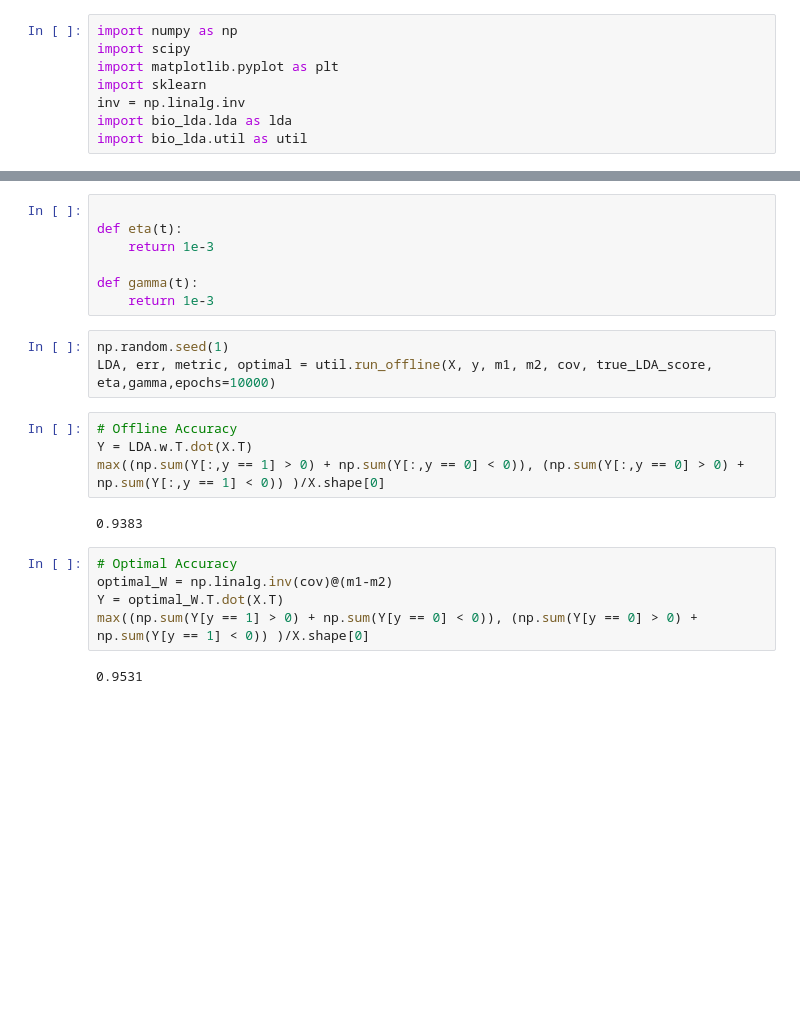
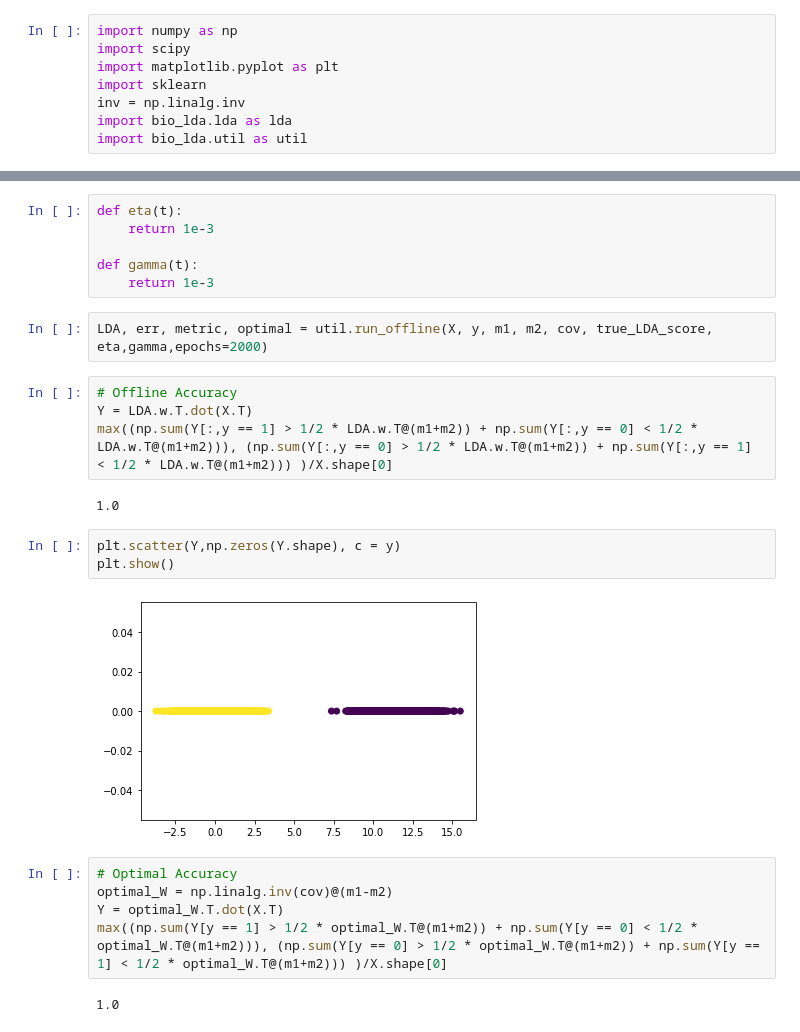
Before and after one commit to flatironinstitute/bio-lda, a Jupyter notebook: LDA.ipynb, the cells around one changed output, grey strips where cells are left out. Cells and saved outputs as stored; diff of their text form; blank space fills up the shorter version.

```diff
--- a/LDA.ipynb
+++ b/LDA.ipynb
@@ -26,27 +22,30 @@ print(true_LDA_score)
 1.0
 # %%
-
 def eta(t):
     return 1e-3
 
 def gamma(t):
     return 1e-3
 # %%
-np.random.seed(1)
-LDA, err, metric, optimal = util.run_offline(X, y, m1, m2, cov, true_LDA_score, eta,gamma,epochs=10000)
+LDA, err, metric, optimal = util.run_offline(X, y, m1, m2, cov, true_LDA_score, eta,gamma,epochs=2000)
 # %%
 # Offline Accuracy
 Y = LDA.w.T.dot(X.T)
-max((np.sum(Y[:,y == 1] > 0) + np.sum(Y[:,y == 0] < 0)), (np.sum(Y[:,y == 0] > 0) + np.sum(Y[:,y == 1] < 0)) )/X.shape[0]
+max((np.sum(Y[:,y == 1] > 1/2 * LDA.w.T@(m1+m2)) + np.sum(Y[:,y == 0] < 1/2 * LDA.w.T@(m1+m2))), (np.sum(Y[:,y == 0] > 1/2 * LDA.w.T@(m1+m2)) + np.sum(Y[:,y == 1] < 1/2 * LDA.w.T@(m1+m2))) )/X.shape[0]
 # %% [output]
-0.9383
+1.0
+# %%
+plt.scatter(Y,np.zeros(Y.shape), c = y)
+plt.show()
+# %% [output]
+[figure, added]
 # %%
 # Optimal Accuracy
 optimal_W = np.linalg.inv(cov)@(m1-m2)
 Y = optimal_W.T.dot(X.T)
-max((np.sum(Y[y == 1] > 0) + np.sum(Y[y == 0] < 0)), (np.sum(Y[y == 0] > 0) + np.sum(Y[y == 1] < 0)) )/X.shape[0]
+max((np.sum(Y[y == 1] > 1/2 * optimal_W.T@(m1+m2)) + np.sum(Y[y == 0] < 1/2 * optimal_W.T@(m1+m2))), (np.sum(Y[y == 0] > 1/2 * optimal_W.T@(m1+m2)) + np.sum(Y[y == 1] < 1/2 * optimal_W.T@(m1+m2))) )/X.shape[0]
 # %% [output]
-0.9531
+1.0
 # %%
 optimal[-1]
 # %% [output]
```
Also changed, not shown: parts of 11 cells of this notebook, 2 other files.
